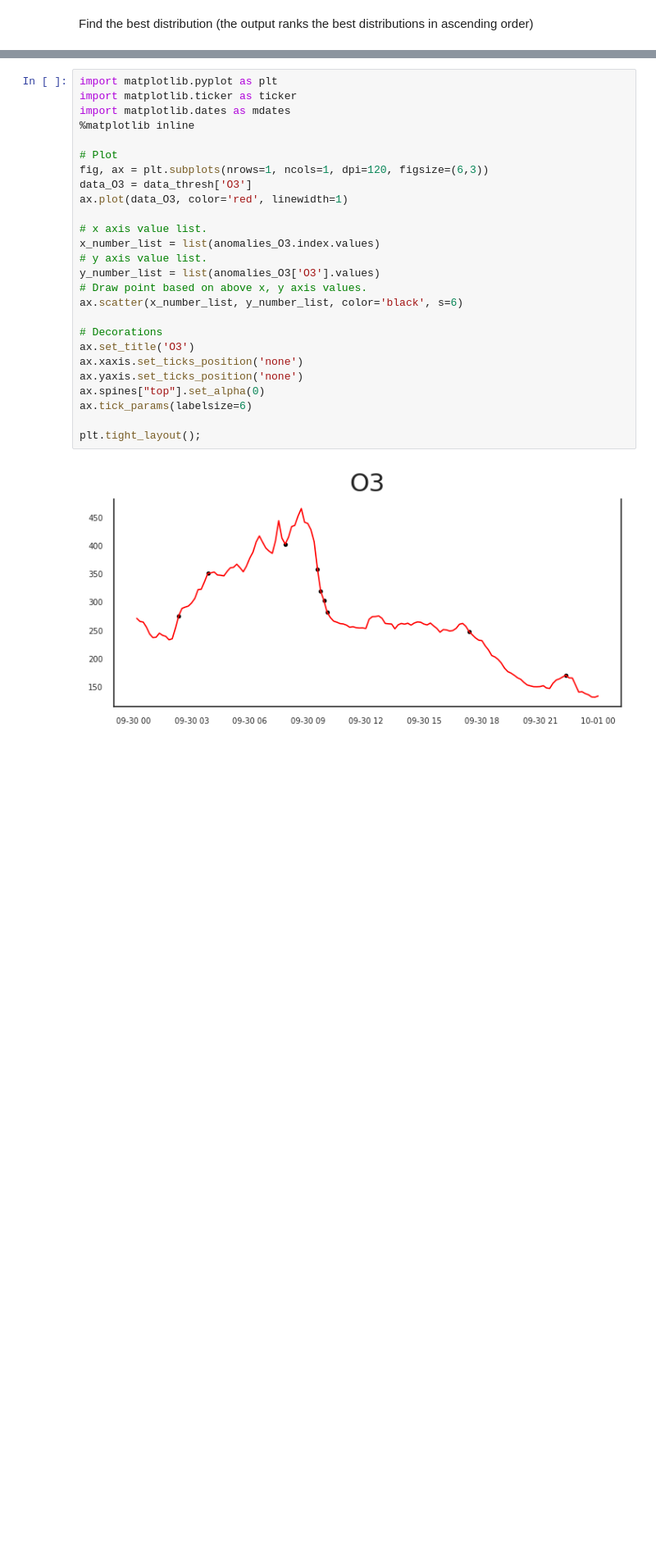
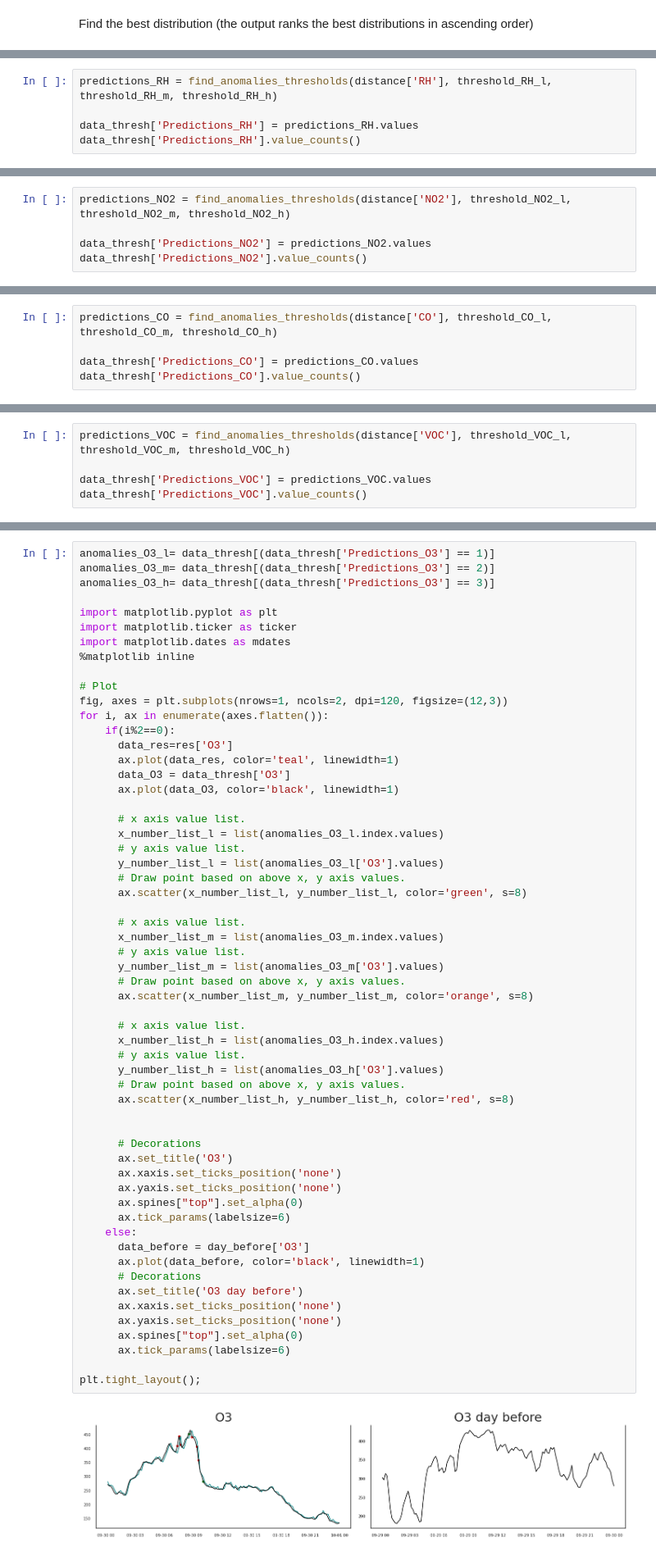
Before and after one commit to marcochisci/Anomaly_detection, a Jupyter notebook: 10min_1day_AnomalyDetection.ipynb, the cells around one changed output, grey strips where cells are left out. Shown at 82% size. Drawn from its saved outputs; the diff is of its cells as text; blank space fills up the shorter version.

```diff
--- a/10min_1day_AnomalyDetection.ipynb
+++ b/10min_1day_AnomalyDetection.ipynb
@@ -736,0 +1273,5 @@ Name: Predictions_O3, dtype: int64
+# %%
+predictions_RH = find_anomalies_thresholds(distance['RH'], threshold_RH_l, threshold_RH_m, threshold_RH_h)
+
+data_thresh['Predictions_RH'] = predictions_RH.values
+data_thresh['Predictions_RH'].value_counts()
@@ -736,0 +1290,5 @@ Name: Predictions_O3, dtype: int64
+# %%
+predictions_NO2 = find_anomalies_thresholds(distance['NO2'], threshold_NO2_l, threshold_NO2_m, threshold_NO2_h)
+
+data_thresh['Predictions_NO2'] = predictions_NO2.values
+data_thresh['Predictions_NO2'].value_counts()
@@ -736,0 +1308,5 @@ Name: Predictions_O3, dtype: int64
+# %%
+predictions_CO = find_anomalies_thresholds(distance['CO'], threshold_CO_l, threshold_CO_m, threshold_CO_h)
+
+data_thresh['Predictions_CO'] = predictions_CO.values
+data_thresh['Predictions_CO'].value_counts()
@@ -736,0 +1326,5 @@ Name: Predictions_O3, dtype: int64
+# %%
+predictions_VOC = find_anomalies_thresholds(distance['VOC'], threshold_VOC_l, threshold_VOC_m, threshold_VOC_h)
+
+data_thresh['Predictions_VOC'] = predictions_VOC.values
+data_thresh['Predictions_VOC'].value_counts()
@@ -741,28 +1344,60 @@ anomalies_O3= data_thresh[(data_thresh['Predictions_O3'] == 1)]
 # %%
+anomalies_O3_l= data_thresh[(data_thresh['Predictions_O3'] == 1)]
+anomalies_O3_m= data_thresh[(data_thresh['Predictions_O3'] == 2)]
+anomalies_O3_h= data_thresh[(data_thresh['Predictions_O3'] == 3)]
+
 import matplotlib.pyplot as plt
 import matplotlib.ticker as ticker
 import matplotlib.dates as mdates
 %matplotlib inline
 
 # Plot
-fig, ax = plt.subplots(nrows=1, ncols=1, dpi=120, figsize=(6,3))
-data_O3 = data_thresh['O3']
-ax.plot(data_O3, color='red', linewidth=1)
+fig, axes = plt.subplots(nrows=1, ncols=2, dpi=120, figsize=(12,3))
+for i, ax in enumerate(axes.flatten()):
+    if(i%2==0):
+      data_res=res['O3']
+      ax.plot(data_res, color='teal', linewidth=1)
+      data_O3 = data_thresh['O3']
+      ax.plot(data_O3, color='black', linewidth=1)
 
-# x axis value list.
-x_number_list = list(anomalies_O3.index.values)
-# y axis value list.
-y_number_list = list(anomalies_O3['O3'].values)
-# Draw point based on above x, y axis values.
-ax.scatter(x_number_list, y_number_list, color='black', s=6)
+      # x axis value list.
+      x_number_list_l = list(anomalies_O3_l.index.values)
+      # y axis value list.
+      y_number_list_l = list(anomalies_O3_l['O3'].values)
+      # Draw point based on above x, y axis values.
+      ax.scatter(x_number_list_l, y_number_list_l, color='green', s=8)
 
-# Decorations
-ax.set_title('O3')
-ax.xaxis.set_ticks_position('none')
-ax.yaxis.set_ticks_position('none')
-ax.spines["top"].set_alpha(0)
-ax.tick_params(labelsize=6)
+      # x axis value list.
+      x_number_list_m = list(anomalies_O3_m.index.values)
+      # y axis value list.
+      y_number_list_m = list(anomalies_O3_m['O3'].values)
+      # Draw point based on above x, y axis values.
+      ax.scatter(x_number_list_m, y_number_list_m, color='orange', s=8)
+
+      # x axis value list.
+      x_number_list_h = list(anomalies_O3_h.index.values)
+      # y axis value list.
+      y_number_list_h = list(anomalies_O3_h['O3'].values)
+      # Draw point based on above x, y axis values.
+      ax.scatter(x_number_list_h, y_number_list_h, color='red', s=8)
+
+
+      # Decorations
+      ax.set_title('O3')
+      ax.xaxis.set_ticks_position('none')
+      ax.yaxis.set_ticks_position('none')
+      ax.spines["top"].set_alpha(0)
+      ax.tick_params(labelsize=6)
+    else:
+      data_before = day_before['O3']
+      ax.plot(data_before, color='black', linewidth=1)
+      # Decorations
+      ax.set_title('O3 day before')
+      ax.xaxis.set_ticks_position('none')
+      ax.yaxis.set_ticks_position('none')
+      ax.spines["top"].set_alpha(0)
+      ax.tick_params(labelsize=6)
 
 plt.tight_layout();
 # %% [output]
-[figure, old version]
+[figure, new version]
```
Also changed, not shown: parts of 131 cells of this notebook.
